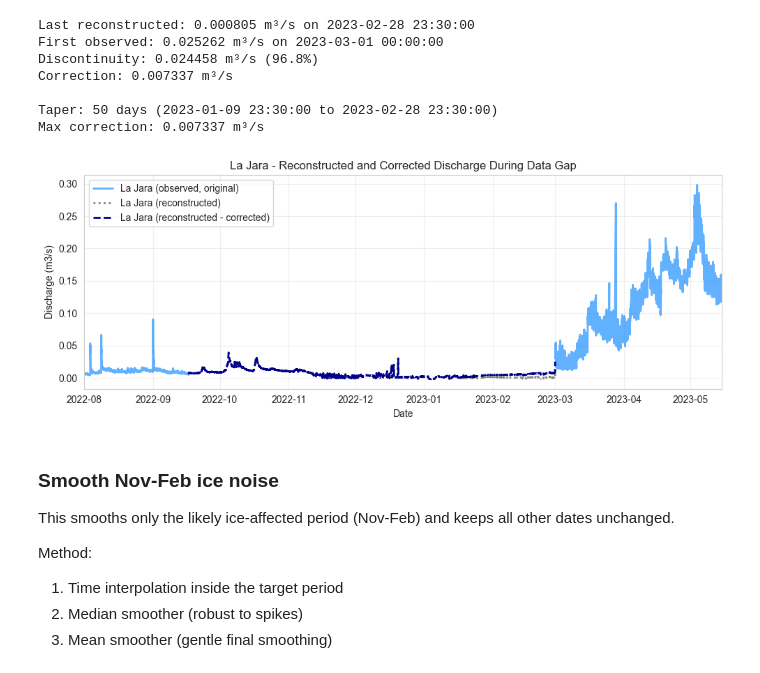
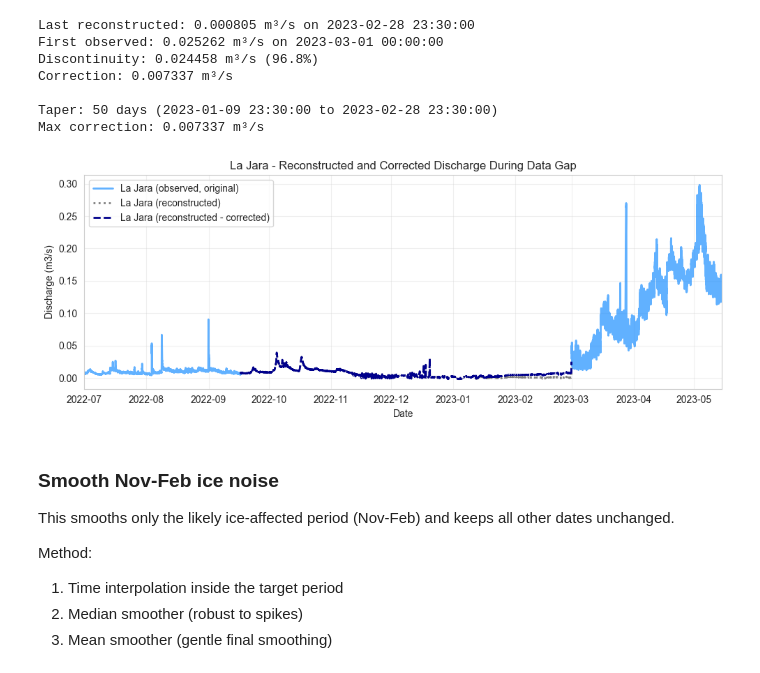
Before and after one commit to nicole-hucke/shear_stress_paper, a Jupyter notebook: shear_stress_reconstruction/discharge/discharge_reconstruction.ipynb, the cells around one changed output. Saved outputs shown, nothing was run; the diff lists cells and outputs as text; code cells hidden in the pictures.

```diff
--- a/shear_stress_reconstruction/discharge/discharge_reconstruction.ipynb
+++ b/shear_stress_reconstruction/discharge/discharge_reconstruction.ipynb
@@ -347,8 +347,8 @@ san_antonio["san_antonio (m3/s)"] = san_antonio["Value (ft^3/s)"] * 0.0283168
 san_antonio.index = san_antonio.index.tz_localize(None) if san_antonio.index.tz is not None else san_antonio.index
 san_antonio = san_antonio[(san_antonio.index.year >= 2022) & (san_antonio.index.year <= 2023)]
 
-lajara_2022 = lajara_2022[(lajara_2022.index >= '2022-08-01')]
-san_antonio = san_antonio[(san_antonio.index >= '2022-08-01')]
+lajara_2022 = lajara_2022[(lajara_2022.index >= '2022-07-01')]
+san_antonio = san_antonio[(san_antonio.index >= '2022-07-01')]
 # %%
 lajara_full = pd.concat([lajara_2022, lajara_2023]).sort_index()
 # create continuous date range
@@ -454,34 +454,34 @@ Max correction: 0.007337 m³/s
 # %%
 fig = plt.figure(figsize=(10, 4))
 # plot pre-gap original data
 before_gap = lajara_sanantonio.index < gap_start
 plt.plot(lajara_sanantonio.index[before_gap], lajara_sanantonio.loc[before_gap, 'la_jara_observed'],
     label='La Jara (observed, original)', color='dodgerblue', linewidth=2, alpha=0.7)
 # plot post-gap original data
 after_gap = lajara_sanantonio.index > cutoff
 plt.plot(lajara_sanantonio.index[after_gap], lajara_sanantonio.loc[after_gap, 'la_jara_observed'],
     color='dodgerblue', linewidth=2, alpha=0.7)
 
 # plot reconstructed discharge during gap
 gap_period = (lajara_sanantonio.index >= gap_start) & (lajara_sanantonio.index <= cutoff)
 plt.plot(lajara_sanantonio.index[gap_period], lajara_sanantonio.loc[gap_period, 'la_jara_filled'],
     label='La Jara (reconstructed)', color='gray', linestyle=':', linewidth=2)
 
 # plot bias-corrected reconstructed discharge
 plt.plot(lajara_sanantonio.index[gap_period], lajara_sanantonio.loc[gap_period, 'la_jara_corrected'],
     label='La Jara (reconstructed - corrected)', color='darkblue', linestyle='--', linewidth=2)
 
 plt.xlabel('Date')
 plt.ylabel('Discharge (m3/s)')
 plt.title('La Jara - Reconstructed and Corrected Discharge During Data Gap')
 plt.legend(loc='upper left')
-plt.xlim(pd.Timestamp('2022-08-01'), pd.Timestamp('2023-05-15'))
+plt.xlim(pd.Timestamp('2022-07-01'), pd.Timestamp('2023-05-15'))
 plt.grid(True, alpha=0.3)
 
 plt.tight_layout()
 plt.show()
 # %% [output]
-[figure, old version]
+[figure, new version]
 # %% [markdown]
 ### Smooth Nov-Feb ice noise
 This smooths only the likely ice-affected period (Nov-Feb) and keeps all other dates unchanged.
```
Also changed, not shown: parts of 5 cells of this notebook, 4 other files.
